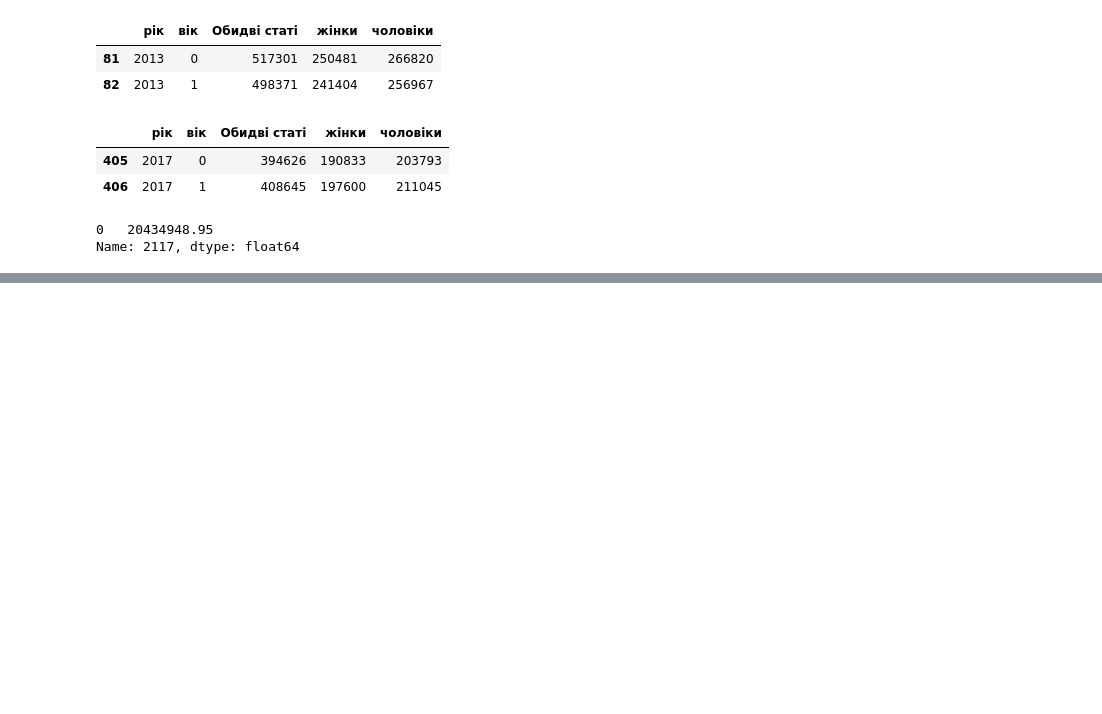
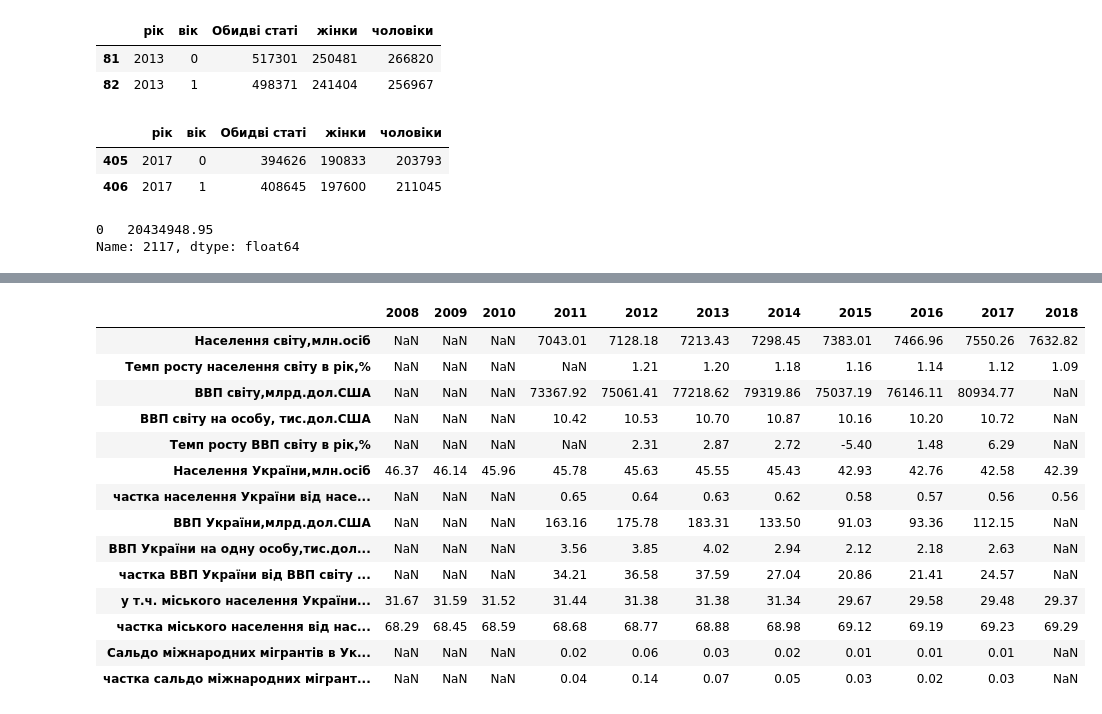
Before and after one commit to lukas1326/UkrViewPresentation, a Jupyter notebook: jupyter/pop_model_AI-fun-Copy1.ipynb, the cells around one changed output, grey strips where cells are left out. Cells and saved outputs as stored; diff of their text form; code cells hidden in the pictures; blank space fills up the shorter version.

Commit message:
half-table of historical data

```diff
--- a/jupyter/pop_model_AI-fun-Copy1.ipynb
+++ b/jupyter/pop_model_AI-fun-Copy1.ipynb
@@ -391,0 +276,34 @@ Name: 257, dtype: object
+# %%
+chastka_gdp_na_osobu=gdpukr_na_osobu/gdpworld_na_osobu*100
+chastka_gdp_na_osobu.name='частка ВВП України від ВВП світу на одну особу,%'
+# %%
+miske_nas_mln=miske_nas/1000000
+miske_nas_mln.name='у т.ч. міського населення України,млн.осіб'
+# %%
+chastka_miske_nas=miske_nas/naselennya_vse*100
+chastka_miske_nas.name='частка міського населення від населення України,%'
+# %%
+saldo_mifrant=migraciya/1000000
+saldo_mifrant.name='Сальдо міжнародних мігрантів в Україні,млн.осіб'
+chastka_migr=saldo_mifrant/nas_vse_mln*100
+chastka_migr.name='частка сальдо міжнародних мігрантів від населення України,%'
+# %%
+pd.concat([world_pop_slice,world_pop_change,gdp_world,gdpworld_na_osobu,gdp_world_change,\
+          nas_vse_mln,chastka_nasukr,gdp_ukr_mlrd,gdpukr_na_osobu,chastka_gdp_na_osobu,\
+          miske_nas_mln,chastka_miske_nas,saldo_mifrant,chastka_migr],axis=1).T
+# %% [output]
+|  | 2008 | 2009 | 2010 | 2011 | 2012 | 2013 | 2014 | 2015 | 2016 | 2017 | 2018 |
+| Населення світу,млн.осіб | NaN | NaN | NaN | 7043.01 | 7128.18 | 7213.43 | 7298.45 | 7383.01 | 7466.96 | 7550.26 | 7632.82 |
+| Темп росту населення світу в рік,% | NaN | NaN | NaN | NaN | 1.21 | 1.20 | 1.18 | 1.16 | 1.14 | 1.12 | 1.09 |
+| ВВП світу,млрд.дол.США | NaN | NaN | NaN | 73367.92 | 75061.41 | 77218.62 | 79319.86 | 75037.19 | 76146.11 | 80934.77 | NaN |
+| ВВП світу на особу, тис.дол.США | NaN | NaN | NaN | 10.42 | 10.53 | 10.70 | 10.87 | 10.16 | 10.20 | 10.72 | NaN |
+| Темп росту ВВП світу в рік,% | NaN | NaN | NaN | NaN | 2.31 | 2.87 | 2.72 | -5.40 | 1.48 | 6.29 | NaN |
+| Населення України,млн.осіб | 46.37 | 46.14 | 45.96 | 45.78 | 45.63 | 45.55 | 45.43 | 42.93 | 42.76 | 42.58 | 42.39 |
+| частка населення України від насе... | NaN | NaN | NaN | 0.65 | 0.64 | 0.63 | 0.62 | 0.58 | 0.57 | 0.56 | 0.56 |
+| ВВП України,млрд.дол.США | NaN | NaN | NaN | 163.16 | 175.78 | 183.31 | 133.50 | 91.03 | 93.36 | 112.15 | NaN |
+| ВВП України на одну особу,тис.дол... | NaN | NaN | NaN | 3.56 | 3.85 | 4.02 | 2.94 | 2.12 | 2.18 | 2.63 | NaN |
+| частка ВВП України від ВВП світу ... | NaN | NaN | NaN | 34.21 | 36.58 | 37.59 | 27.04 | 20.86 | 21.41 | 24.57 | NaN |
+| у т.ч. міського населення України... | 31.67 | 31.59 | 31.52 | 31.44 | 31.38 | 31.38 | 31.34 | 29.67 | 29.58 | 29.48 | 29.37 |
+| частка міського населення від нас... | 68.29 | 68.45 | 68.59 | 68.68 | 68.77 | 68.88 | 68.98 | 69.12 | 69.19 | 69.23 | 69.29 |
+| Сальдо міжнародних мігрантів в Ук... | NaN | NaN | NaN | 0.02 | 0.06 | 0.03 | 0.02 | 0.01 | 0.01 | 0.01 | NaN |
+| частка сальдо міжнародних мігрант... | NaN | NaN | NaN | 0.04 | 0.14 | 0.07 | 0.05 | 0.03 | 0.02 | 0.03 | NaN |
```
Also changed, not shown: parts of 23 cells of this notebook.
